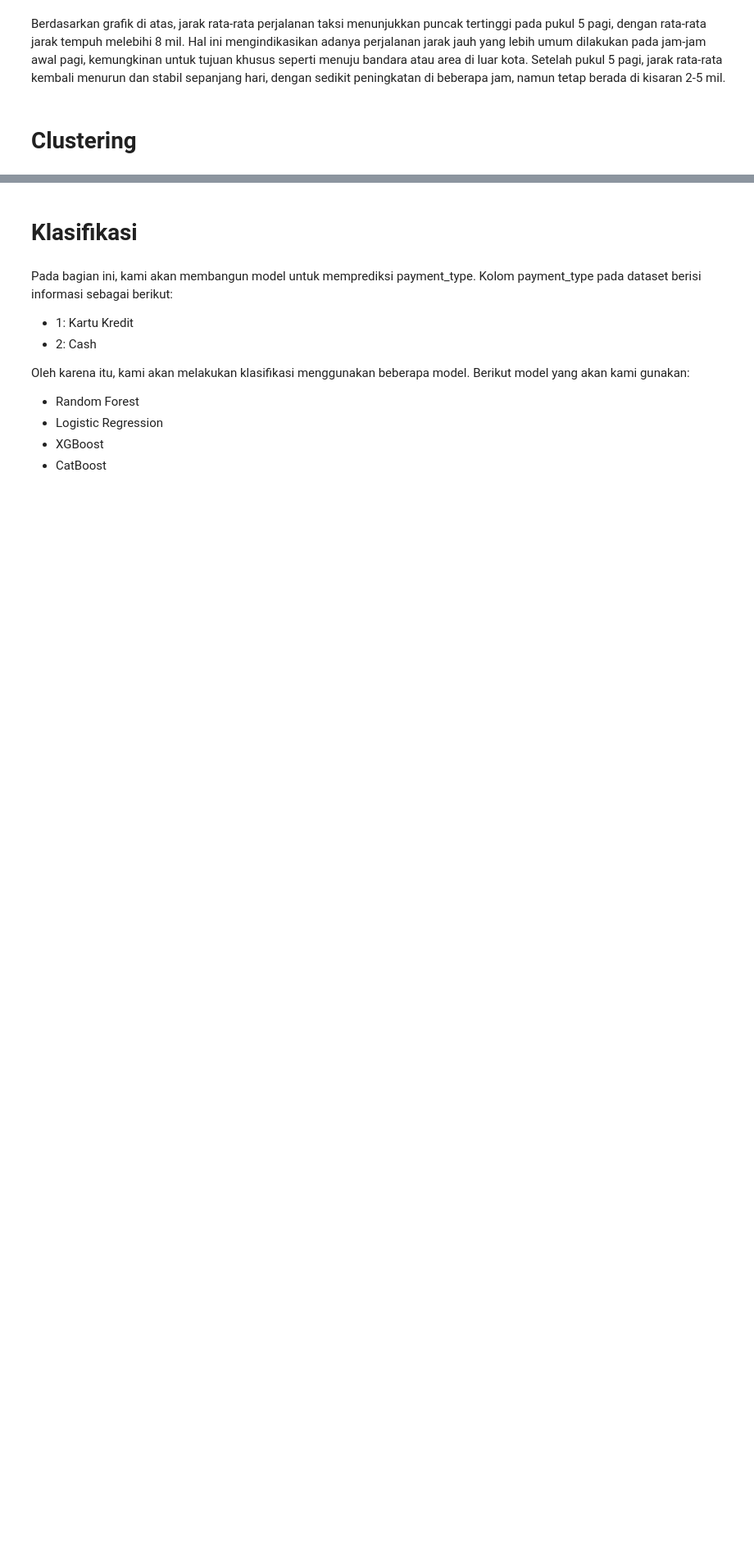
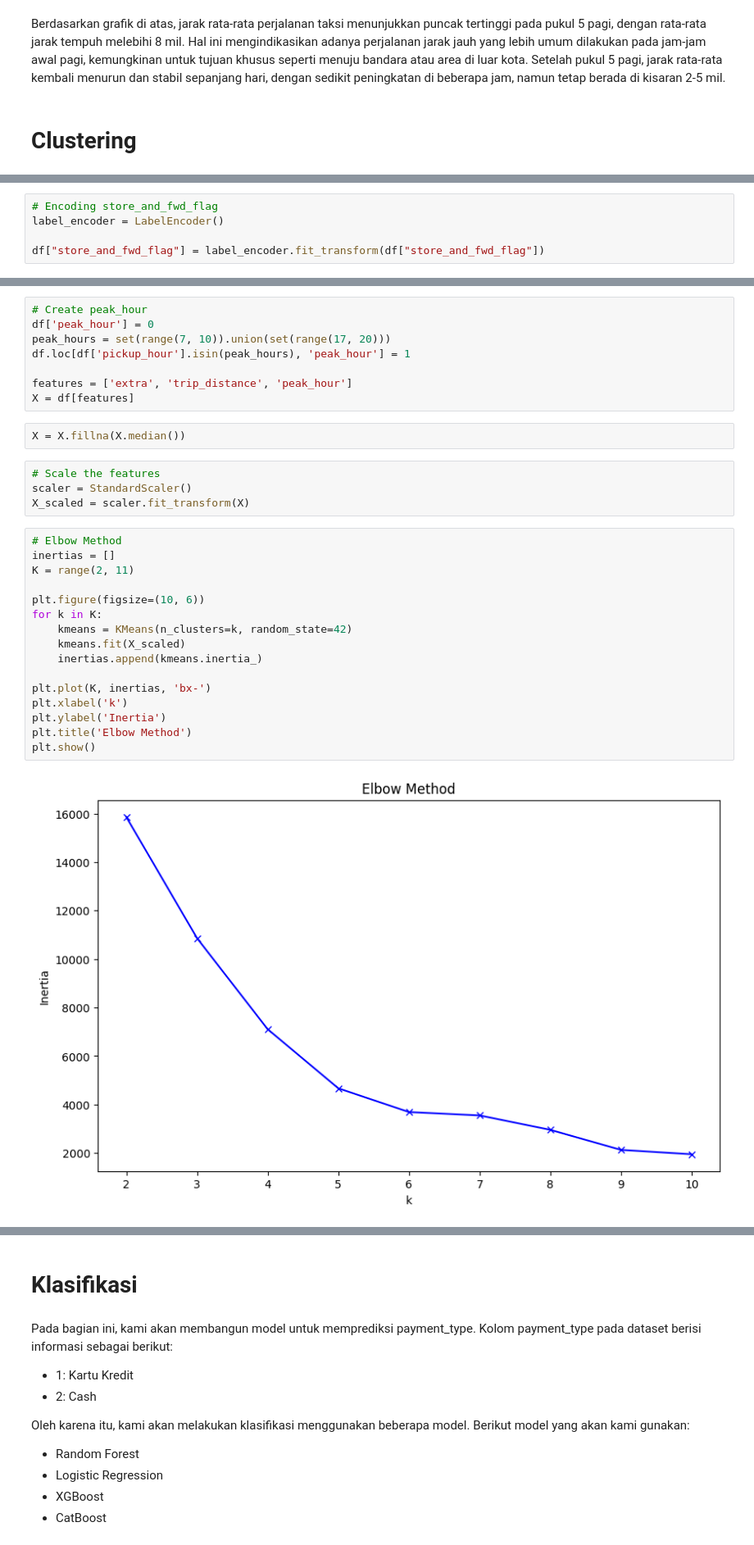
Before and after one commit to kasdead-4432/kasdead, a Jupyter notebook: final/kasdead_CarissaAlmiraYudiva.ipynb, the cells around one changed output, grey strips where cells are left out. Shown at 82% size. Cells and saved outputs as stored; diff of their text form; blank space fills up the shorter version.

```diff
--- a/final/kasdead_CarissaAlmiraYudiva.ipynb
+++ b/final/kasdead_CarissaAlmiraYudiva.ipynb
@@ -321,0 +341,5 @@ Berdasarkan grafik di atas, jarak rata-rata perjalanan taksi menunjukkan puncak
+# %%
+# Encoding store_and_fwd_flag
+label_encoder = LabelEncoder()
+
+df["store_and_fwd_flag"] = label_encoder.fit_transform(df["store_and_fwd_flag"])
@@ -321,0 +366,32 @@ Berdasarkan grafik di atas, jarak rata-rata perjalanan taksi menunjukkan puncak
+# %%
+# Create peak_hour
+df['peak_hour'] = 0
+peak_hours = set(range(7, 10)).union(set(range(17, 20)))
+df.loc[df['pickup_hour'].isin(peak_hours), 'peak_hour'] = 1
+
+features = ['extra', 'trip_distance', 'peak_hour']
+X = df[features]
+# %%
+X = X.fillna(X.median())
+# %%
+# Scale the features
+scaler = StandardScaler()
+X_scaled = scaler.fit_transform(X)
+# %%
+# Elbow Method
+inertias = []
+K = range(2, 11)
+
+plt.figure(figsize=(10, 6))
+for k in K:
+    kmeans = KMeans(n_clusters=k, random_state=42)
+    kmeans.fit(X_scaled)
+    inertias.append(kmeans.inertia_)
+
+plt.plot(K, inertias, 'bx-')
+plt.xlabel('k')
+plt.ylabel('Inertia')
+plt.title('Elbow Method')
+plt.show()
+# %% [output]
+[figure, added]
```
Also changed, not shown: parts of 15 cells of this notebook.
